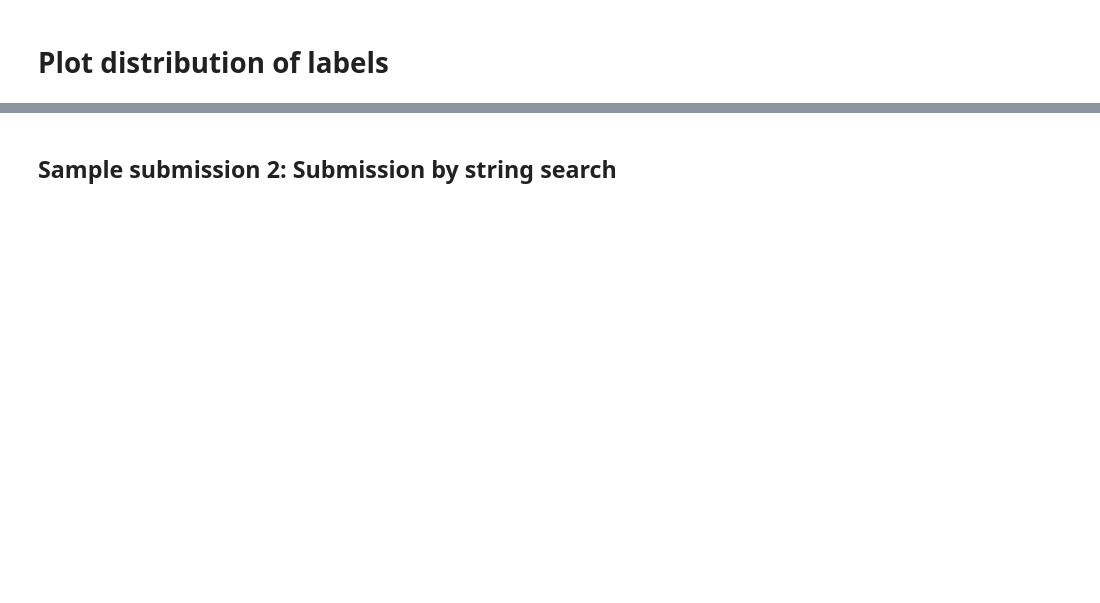
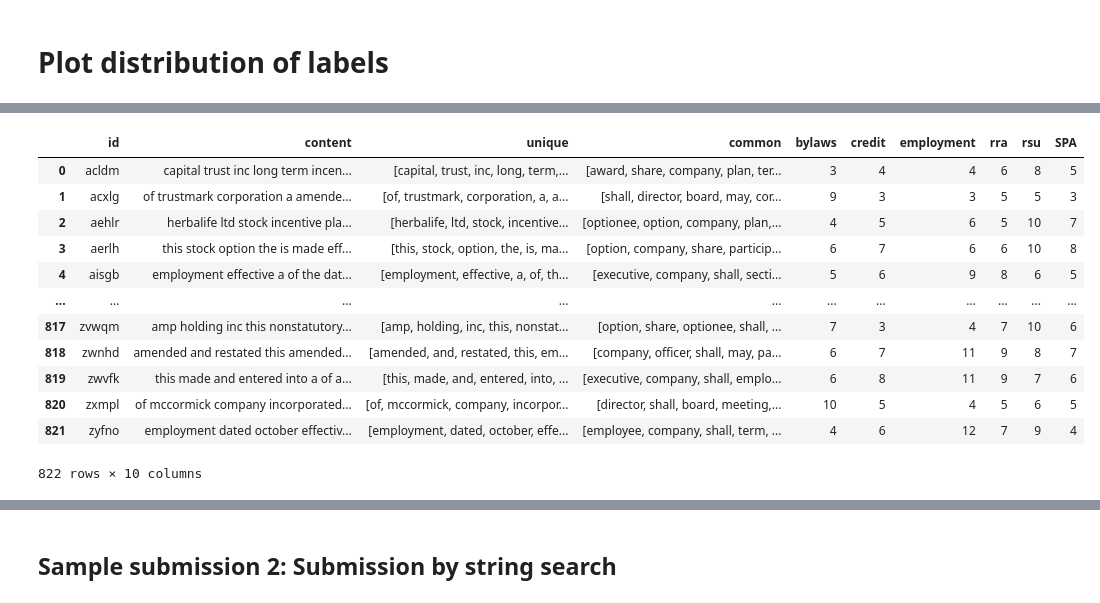
Before and after one commit to avihazan/test_classification, a Jupyter notebook: notebooks/submission_avi.ipynb, the cells around one changed output, grey strips where cells are left out. Drawn from its saved outputs; the diff is of its cells as text; code cells hidden in the pictures; blank space fills up the shorter version.

```diff
--- a/notebooks/submission_avi.ipynb
+++ b/notebooks/submission_avi.ipynb
@@ -256,0 +132,4 @@ print(fdist.most_common(50))
+# %%
+# Lables list
+the_lables = df_train['label'].unique()
+the_lables
@@ -256,0 +238,25 @@ print(fdist.most_common(50))
+# %%
+#Rank each file content with intersection words of uniques and commons
+
+for index, row in df_test_c.iterrows():
+    for idx, l in enumerate(the_lables):
+        A1 = row['common']
+        A2 = row['unique']
+        B = df_orig_c['commons'].iloc[idx]
+        row[l] = len(np.intersect1d(A1, B))
+
+df_test_c
+# %% [output]
+|  | id | content | unique | common | bylaws | credit | employment | rra | rsu | SPA |
+| 0 | acldm | capital trust inc long term incen... | [capital, trust, inc, long, term,... | [award, share, company, plan, ter... | 3 | 4 | 4 | 6 | 8 | 5 |
+| 1 | acxlg | of trustmark corporation a amende... | [of, trustmark, corporation, a, a... | [shall, director, board, may, cor... | 9 | 3 | 3 | 5 | 5 | 3 |
+| 2 | aehlr | herbalife ltd stock incentive pla... | [herbalife, ltd, stock, incentive... | [optionee, option, company, plan,... | 4 | 5 | 6 | 5 | 10 | 7 |
+| 3 | aerlh | this stock option the is made eff... | [this, stock, option, the, is, ma... | [option, company, share, particip... | 6 | 7 | 6 | 6 | 10 | 8 |
+| 4 | aisgb | employment effective a of the dat... | [employment, effective, a, of, th... | [executive, company, shall, secti... | 5 | 6 | 9 | 8 | 6 | 5 |
+| ... | ... | ... | ... | ... | ... | ... | ... | ... | ... | ... |
+| 817 | zvwqm | amp holding inc this nonstatutory... | [amp, holding, inc, this, nonstat... | [option, share, optionee, shall, ... | 7 | 3 | 4 | 7 | 10 | 6 |
+| 818 | zwnhd | amended and restated this amended... | [amended, and, restated, this, em... | [company, officer, shall, may, pa... | 6 | 7 | 11 | 9 | 8 | 7 |
+| 819 | zwvfk | this made and entered into a of a... | [this, made, and, entered, into, ... | [executive, company, shall, emplo... | 6 | 8 | 11 | 9 | 7 | 6 |
+| 820 | zxmpl | of mccormick company incorporated... | [of, mccormick, company, incorpor... | [director, shall, board, meeting,... | 10 | 5 | 4 | 5 | 6 | 5 |
+| 821 | zyfno | employment dated october effectiv... | [employment, dated, october, effe... | [employee, company, shall, term, ... | 4 | 6 | 12 | 7 | 9 | 4 |
+822 rows × 10 columns
```
Also changed, not shown: parts of 21 cells of this notebook, 4 other files.
